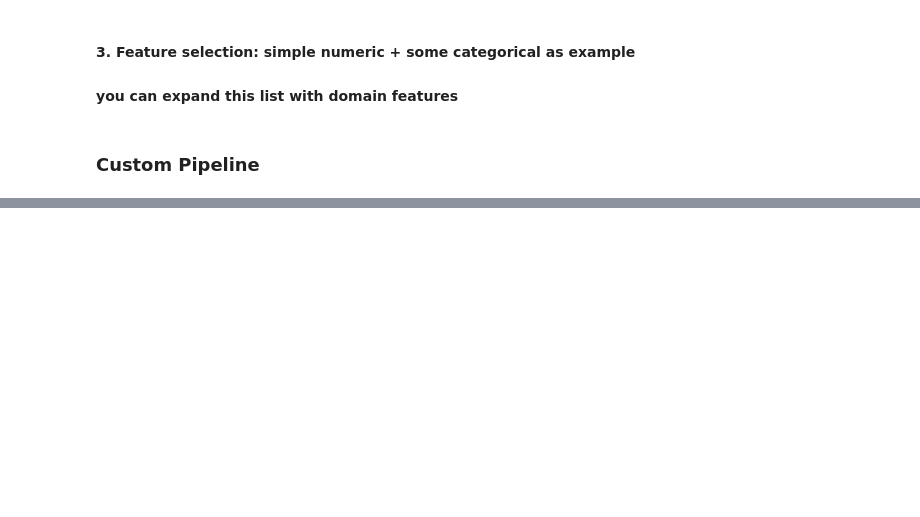
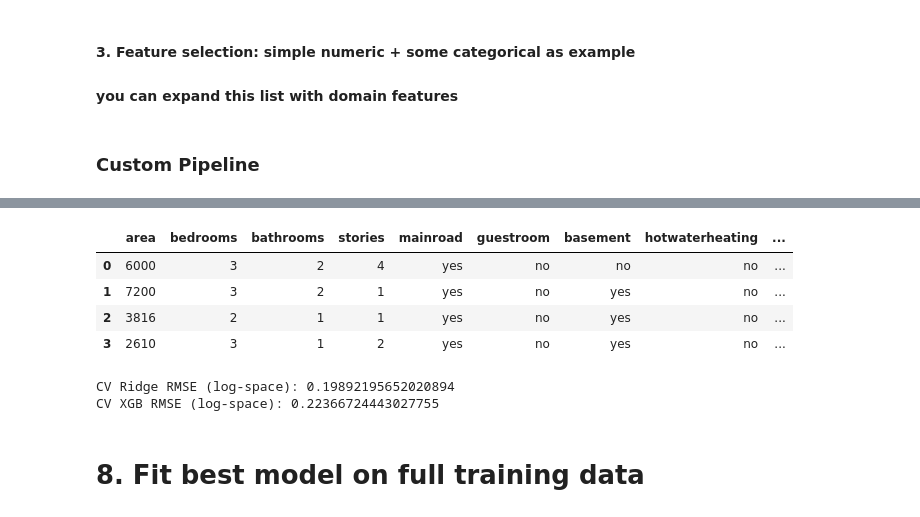
Before and after one commit to AtaullahMasum/Machine-Learning-Project, a Jupyter notebook: House Price Prediction/src/all_step_in_one_file.ipynb, the cells around one changed output, grey strips where cells are left out. Cells and saved outputs as stored; diff of their text form; code cells hidden in the pictures; blank space fills up the shorter version.

```diff
--- a/House Price Prediction/src/all_step_in_one_file.ipynb
+++ b/House Price Prediction/src/all_step_in_one_file.ipynb
@@ -79,0 +129,11 @@ preprocessor1 = ColumnTransformer(transformers=[
+# %%
+X = train.drop(columns=['price','price_log'])
+y = train['price_log']
+# %%
+X.head(4)
+# %% [output]
+|  | area | bedrooms | bathrooms | stories | mainroad | guestroom | basement | hotwaterheating | ... |
+| 0 | 6000 | 3 | 2 | 4 | yes | no | no | no | ... |
+| 1 | 7200 | 3 | 2 | 1 | yes | no | yes | no | ... |
+| 2 | 3816 | 2 | 1 | 1 | yes | no | yes | no | ... |
+| 3 | 2610 | 3 | 1 | 2 | yes | no | yes | no | ... |
@@ -79,0 +146,8 @@ preprocessor1 = ColumnTransformer(transformers=[
+# %%
+print("CV Ridge RMSE (log-space):", rmse_cv(pipe_ridge).mean())
+print("CV XGB RMSE (log-space):", rmse_cv(pipe_xgb).mean())
+# %% [output]
+CV Ridge RMSE (log-space): 0.19892195652020894
+CV XGB RMSE (log-space): 0.22366724443027755
+# %% [markdown]
+# 8. Fit best model on full training data
```
Also changed, not shown: parts of 36 cells of this notebook, 3 other files.
